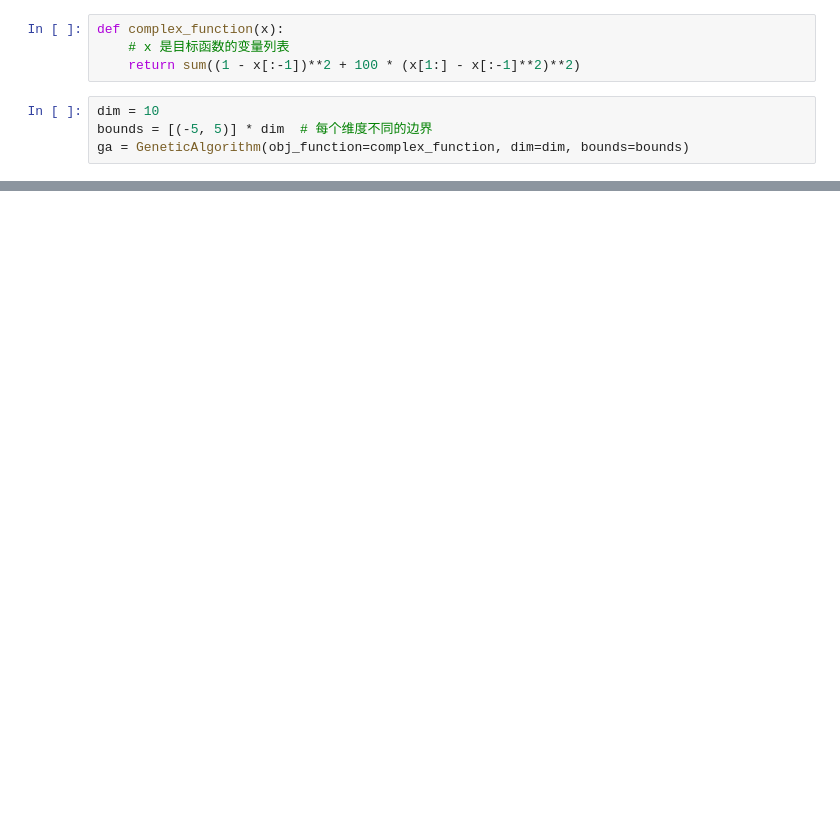
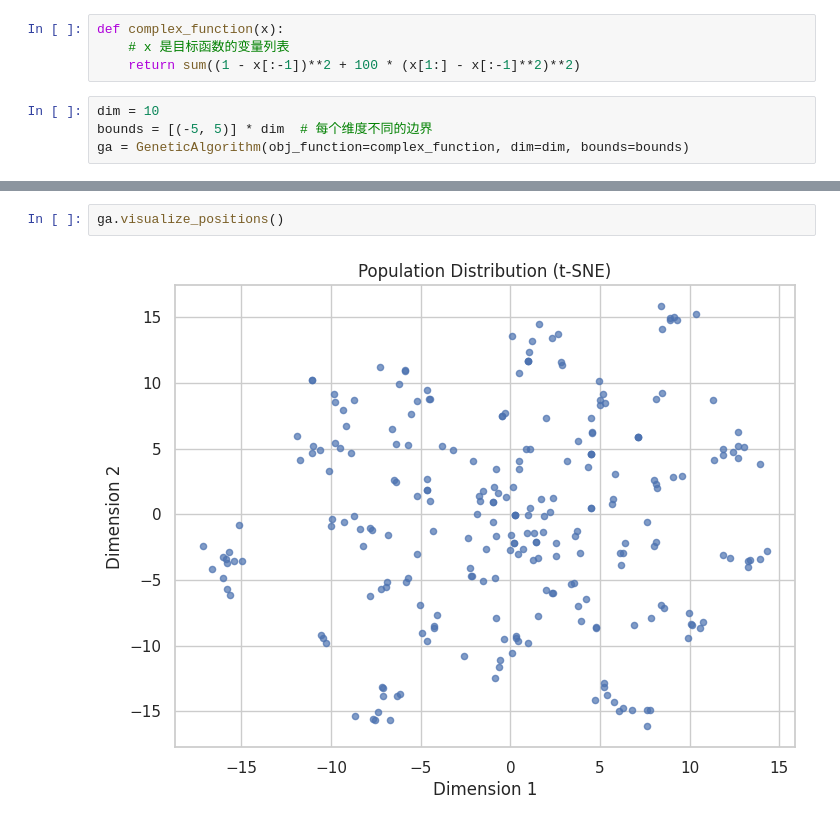
Before and after one commit to HakureiPOI/Modeling_Allowance, a Jupyter notebook: GA.ipynb, the cells around one changed output, grey strips where cells are left out. Cells and saved outputs as stored; diff of their text form; blank space fills up the shorter version.

```diff
--- a/GA.ipynb
+++ b/GA.ipynb
@@ -143,0 +162,4 @@ ga.plot_optimization_history()
+# %%
+ga.visualize_positions()
+# %% [output]
+[figure, added]
```
Also changed, not shown: parts of 6 cells of this notebook.
